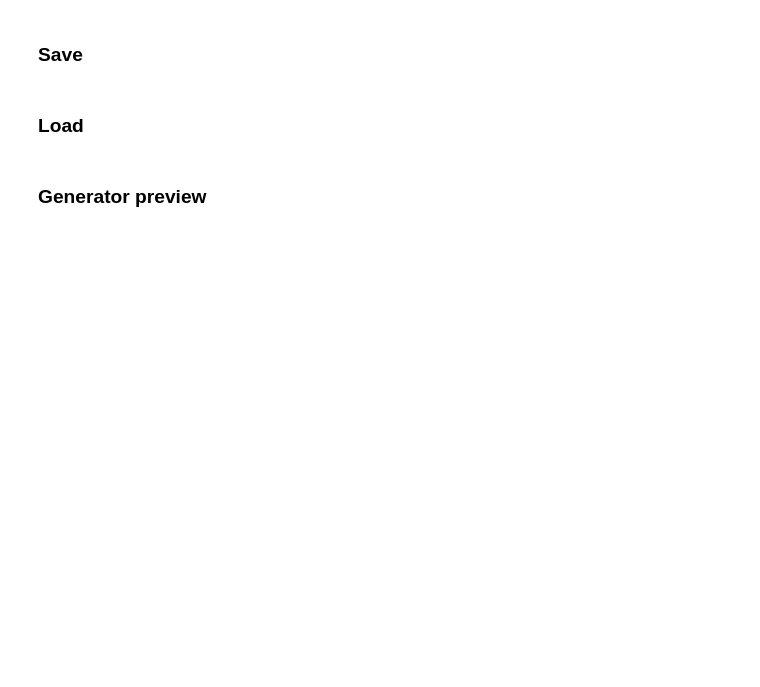
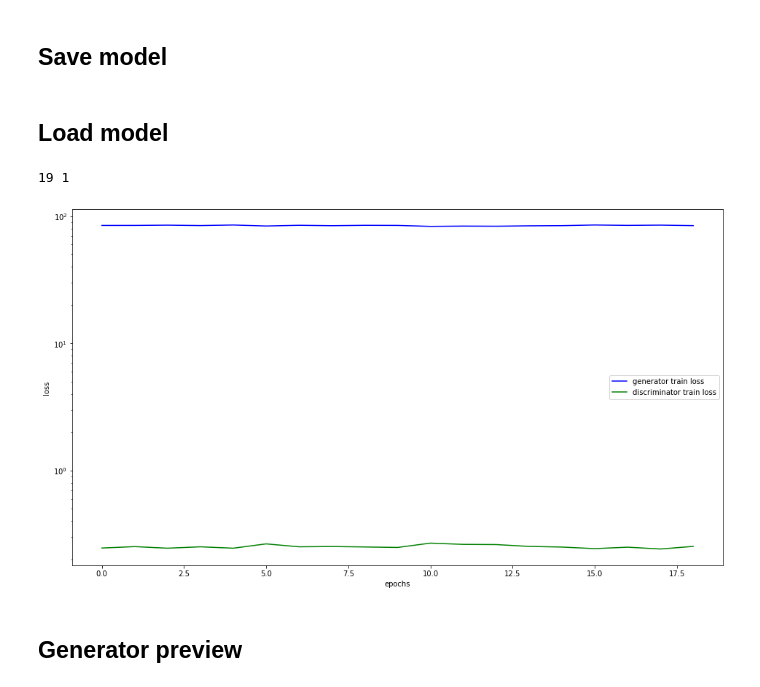
Before and after one commit to adriansuwala/ml2020-21, a Jupyter notebook: projekt/pix2pix.ipynb, the cells around one changed output. Drawn from its saved outputs; the diff is of its cells as text; code cells hidden in the pictures; blank space fills up the shorter version.

```diff
--- a/projekt/pix2pix.ipynb
+++ b/projekt/pix2pix.ipynb
@@ -569,0 +118,10 @@ stats = train(gen, dis, dataloader, epochs=EPOCHS, device=DEVICE, fw_snapshot=fw
+# %%
+BATCH_SIZE = 1
+LR = 0.0002
+BETAS = (0.5, 0.999)
+LAMBDA = 100
+TIME = time.strftime("%Y-%m-%d_%H-%M", time.localtime())
+A2B = False
+EXPERIMENT_NAME = "maps"
+GEN_TYPE = "unet"
+DIS_TYPE = "patchgan"
@@ -572,2 +295,2 @@ show_stats(stats)
 # %% [markdown]
-### Save
+## Save model
@@ -602,20 +316,23 @@ with imageio.get_writer("images/%s/result_test.gif" % TIME, mode='I', duration=0
 # %% [markdown]
-### Load
+## Load model
 # %%
-# '2' to potentially not overwrite existing models' data
-gen2 = UNetGenerator(optim=torch.optim.Adam).to(DEVICE)
-dis2 = Pix2PixDiscriminator(optim=torch.optim.Adam, criterion=torch.nn.BCELoss()).to(DEVICE)
+# CAUTION: don't overwrite trained models' data
+# gen2 = EncoderDecoderGenerator(optim=torch.optim.Adam, lambd=100).to(DEVICE)
+# dis2 = PatchGANDiscriminator(optim=torch.optim.Adam, criterion=torch.nn.BCELoss()).to(DEVICE)
 
 try:
     if drive:
-        model_path = "drive/MyDrive/models/facades_%sepochs_colab_%s" % (100, TIME)
+        load_path = "/content/drive/MyDrive/models/cityscapesB2Aunet_patchgan_2021-01-21_18-20__0" #"drive/MyDrive/models/cityscapesB2A_unet_patchgan_2021-01-21_18-20_180epochs"
 except NameError:
     print("Drive not mounted.")
-    model_path = "models/facades_%sepochs_%s" % (200, TIME)
+    load_path = "models/mapsA2B_%sepochs_%s" % (200, TIME)
 
-EPOCHS2, BATCH_SIZE2, stats2 = load_model(model_path, gen2, dis2, device=DEVICE)
-print(EPOCHS2, BATCH_SIZE2)
-show_stats(stats2)
+EPOCH_OFFSET, BATCH_SIZE2, stats = load_model(load_path, gen, dis, device=DEVICE)
+print(EPOCH_OFFSET, BATCH_SIZE2)
+show_stats(stats)
+# %% [output]
+19 1
+[figure, added]
 # %% [markdown]
-### Generator preview
+## Generator preview
 # %%
```
Also changed, not shown: parts of 64 cells of this notebook, 3 other files.
